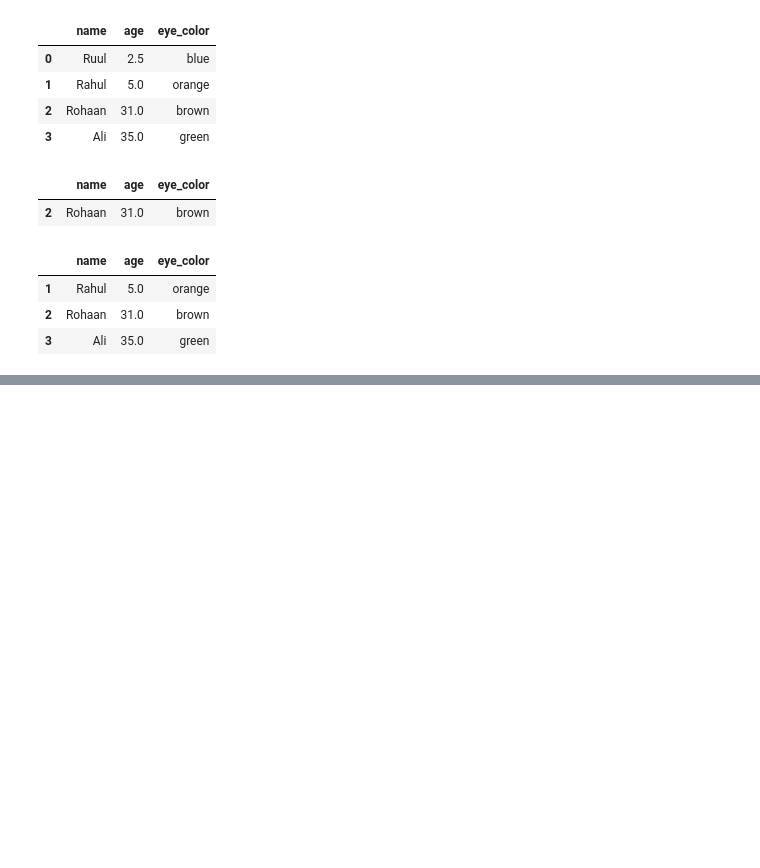
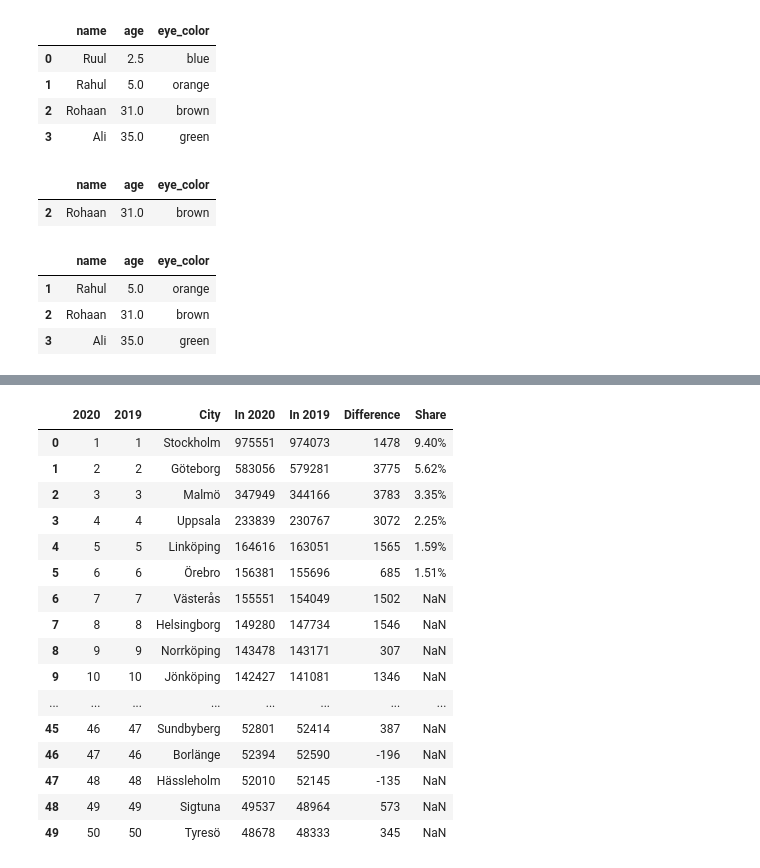
Before and after one commit to Md-Ruhul-Amin-Rony/python-exercise, a Jupyter notebook: databehandling.ipynb, the cells around one changed output, grey strips where cells are left out. Cells and saved outputs as stored; diff of their text form; code cells hidden in the pictures; blank space fills up the shorter version.

```diff
--- a/databehandling.ipynb
+++ b/databehandling.ipynb
@@ -367,0 +426,3 @@ new_family_df[age_mask]
+# %%
+population_df = pd.read_excel('komtopp50_2020.xlsx',header =6)
+population_df
@@ -367,0 +449,3 @@ new_family_df[age_mask]
+# %%
+population_df.rename(columns={'Unnamed: 2':'City', '2020.1' : 'In 2020', '2019.1':'In 2019', 'Unnamed: 5':'Difference' }, inplace=True)
+population_df
@@ -367,0 +540,24 @@ new_family_df[age_mask]
+# %%
+# Alternative: show with % sign without using .style (avoids jinja2 dependency)
+a_df = ((population_df['In 2020'].head(6) / 10379295) * 100).to_frame('Share')
+
+population_df['Share'] = a_df['Share'].map(lambda v: f'{v:.2f}%')
+population_df
+# %% [output]
+|  | 2020 | 2019 | City | In 2020 | In 2019 | Difference | Share |
+| 0 | 1 | 1 | Stockholm | 975551 | 974073 | 1478 | 9.40% |
+| 1 | 2 | 2 | Göteborg | 583056 | 579281 | 3775 | 5.62% |
+| 2 | 3 | 3 | Malmö | 347949 | 344166 | 3783 | 3.35% |
+| 3 | 4 | 4 | Uppsala | 233839 | 230767 | 3072 | 2.25% |
+| 4 | 5 | 5 | Linköping | 164616 | 163051 | 1565 | 1.59% |
+| 5 | 6 | 6 | Örebro | 156381 | 155696 | 685 | 1.51% |
+| 6 | 7 | 7 | Västerås | 155551 | 154049 | 1502 | NaN |
+| 7 | 8 | 8 | Helsingborg | 149280 | 147734 | 1546 | NaN |
+| 8 | 9 | 9 | Norrköping | 143478 | 143171 | 307 | NaN |
+| 9 | 10 | 10 | Jönköping | 142427 | 141081 | 1346 | NaN |
+| ... | ... | ... | ... | ... | ... | ... | ... |
+| 45 | 46 | 47 | Sundbyberg | 52801 | 52414 | 387 | NaN |
+| 46 | 47 | 46 | Borlänge | 52394 | 52590 | -196 | NaN |
+| 47 | 48 | 48 | Hässleholm | 52010 | 52145 | -135 | NaN |
+| 48 | 49 | 49 | Sigtuna | 49537 | 48964 | 573 | NaN |
+| 49 | 50 | 50 | Tyresö | 48678 | 48333 | 345 | NaN |
```
Also changed, not shown: parts of 18 cells of this notebook, 1 other file.
